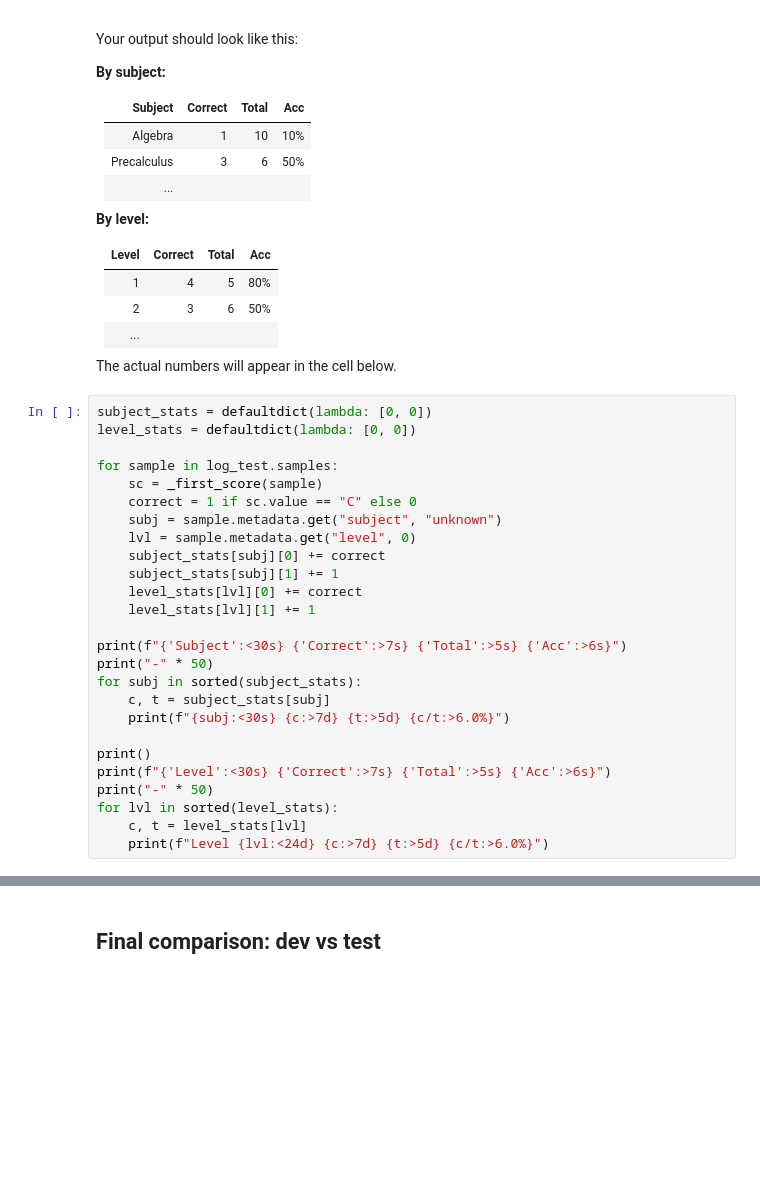
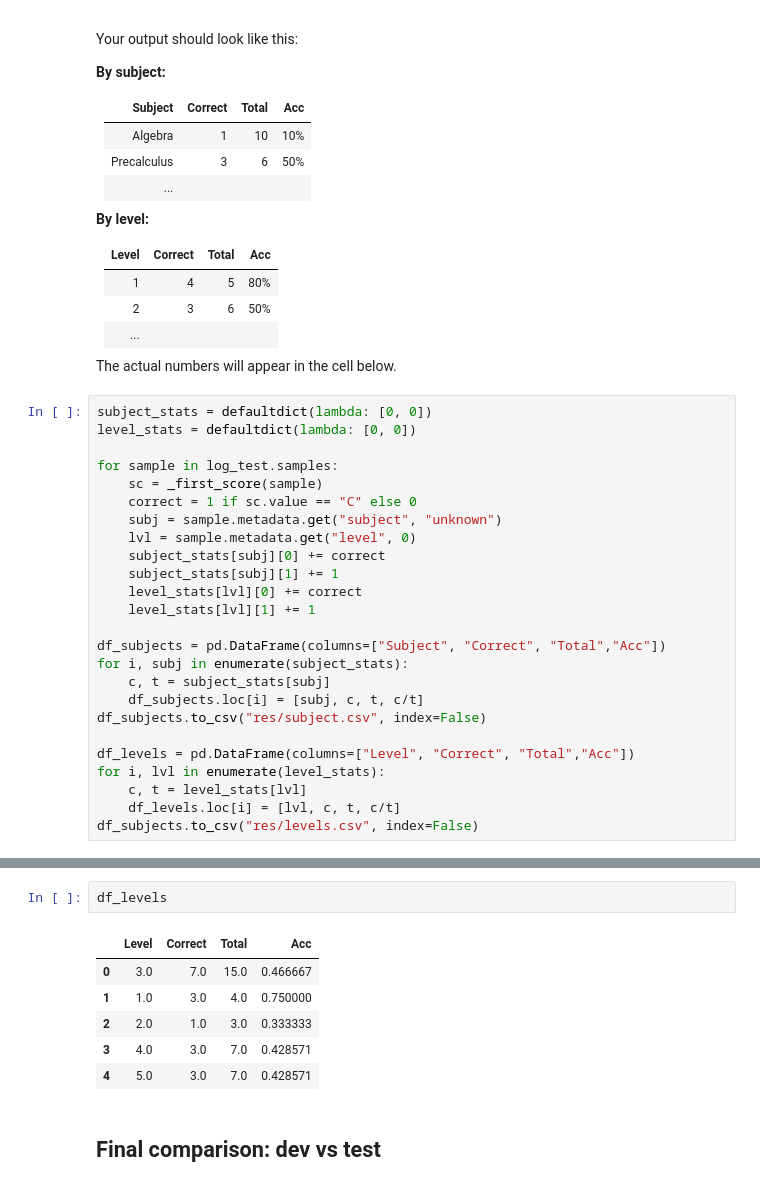
Before and after one commit to delloona/AI_sec_course, a Jupyter notebook: week_4/inspect_ai_tutorial_week_4.ipynb, the cells around one changed output, grey strips where cells are left out. Cells and saved outputs as stored; diff of their text form; blank space fills up the shorter version.

```diff
--- a/week_4/inspect_ai_tutorial_week_4.ipynb
+++ b/week_4/inspect_ai_tutorial_week_4.ipynb
@@ -1314,15 +1314,14 @@ for sample in log_test.samples:
     level_stats[lvl][0] += correct
     level_stats[lvl][1] += 1
 
-print(f"{'Subject':<30s} {'Correct':>7s} {'Total':>5s} {'Acc':>6s}")
-print("-" * 50)
-for subj in sorted(subject_stats):
+df_subjects = pd.DataFrame(columns=["Subject", "Correct", "Total","Acc"])
+for i, subj in enumerate(subject_stats):
     c, t = subject_stats[subj]
-    print(f"{subj:<30s} {c:>7d} {t:>5d} {c/t:>6.0%}")
+    df_subjects.loc[i] = [subj, c, t, c/t]
+df_subjects.to_csv("res/subject.csv", index=False)
 
-print()
-print(f"{'Level':<30s} {'Correct':>7s} {'Total':>5s} {'Acc':>6s}")
-print("-" * 50)
-for lvl in sorted(level_stats):
+df_levels = pd.DataFrame(columns=["Level", "Correct", "Total","Acc"])
+for i, lvl in enumerate(level_stats):
     c, t = level_stats[lvl]
-    print(f"Level {lvl:<24d} {c:>7d} {t:>5d} {c/t:>6.0%}")
+    df_levels.loc[i] = [lvl, c, t, c/t]
+df_subjects.to_csv("res/levels.csv", index=False)
@@ -1364,3 +1336,12 @@ Fill in the tables once you've run the cell above.
+# %%
+df_levels
+# %% [output]
+|  | Level | Correct | Total | Acc |
+| 0 | 3.0 | 7.0 | 15.0 | 0.466667 |
+| 1 | 1.0 | 3.0 | 4.0 | 0.750000 |
+| 2 | 2.0 | 1.0 | 3.0 | 0.333333 |
+| 3 | 4.0 | 3.0 | 7.0 | 0.428571 |
+| 4 | 5.0 | 3.0 | 7.0 | 0.428571 |
 # %% [markdown]
 ## Final comparison: dev vs test
 # %%
```
Also changed, not shown: parts of 5 cells of this notebook.
